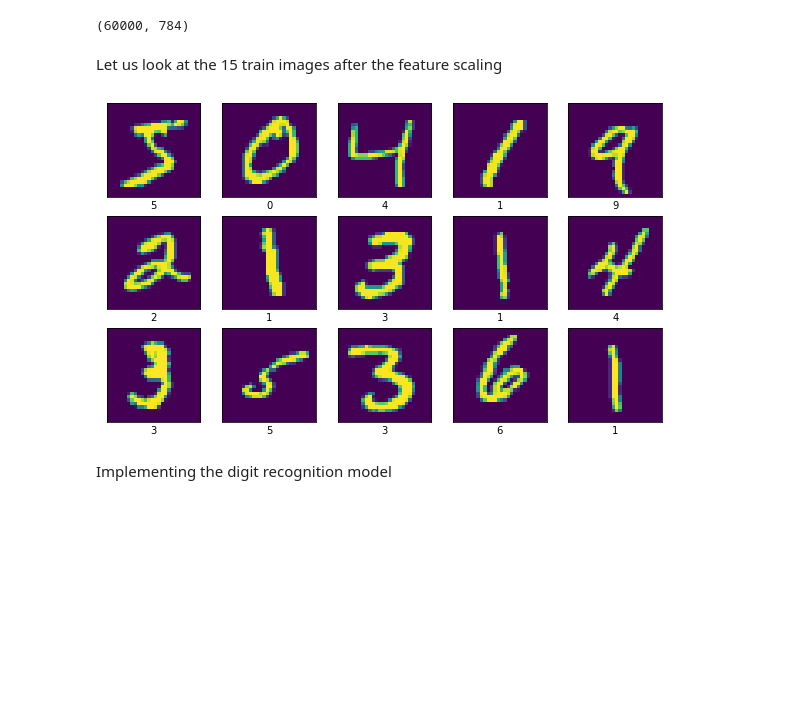
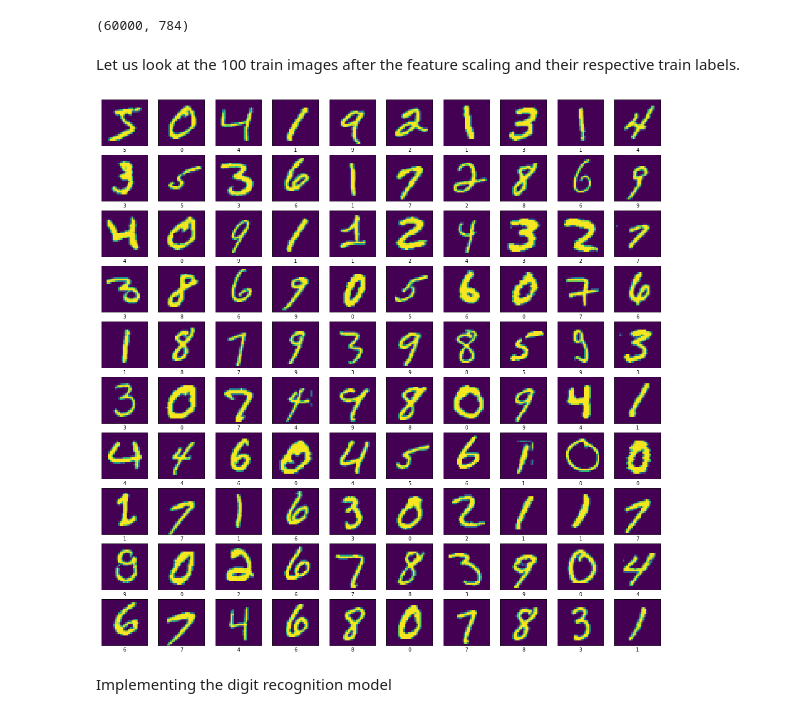
Before and after one commit to lakpa-finju/DigitRecognition, a Jupyter notebook: DigitRecognition.ipynb, the cells around one changed output. Cells and saved outputs as stored; diff of their text form; code cells hidden in the pictures; blank space fills up the shorter version.

```diff
--- a/DigitRecognition.ipynb
+++ b/DigitRecognition.ipynb
@@ -86,19 +86,19 @@ print(train_images.shape)
 # %% [output]
 (60000, 784)
 # %% [markdown]
-Let us look at the 15 train images after the feature scaling
+Let us look at the 100 train images after the feature scaling and their respective train labels.
 # %%
-plt.figure(figsize=(10,10))
-for i in range(15):
-  plt.subplot(5,5,i+1)
+plt.figure(figsize=(20,20))
+for i in range(100):
+  plt.subplot(10,10,i+1)
   plt.xticks([])
   plt.yticks([])
   plt.imshow(train_images[i].reshape(28,28))
   plt.grid(False)
   plt.xlabel(train_labels[i])
 plt.show()
 # %% [output]
-[figure, old version]
+[figure, new version]
 # %% [markdown]
 Implementing the digit recognition model
 # %%
```
Also changed, not shown: parts of 9 cells of this notebook.
